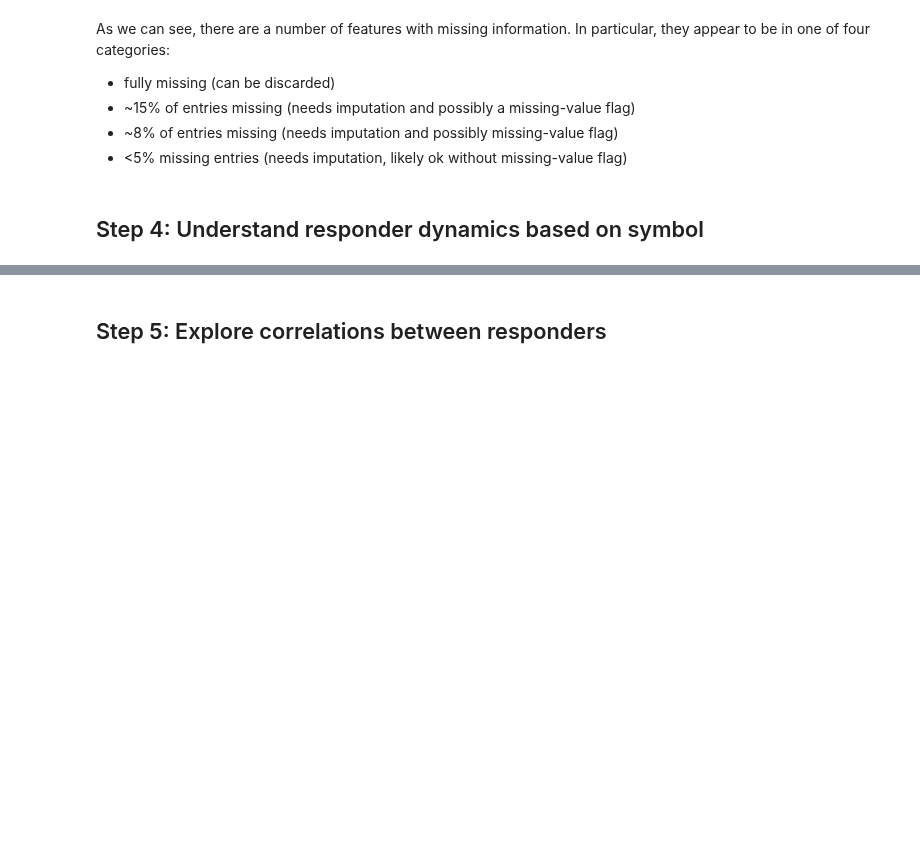
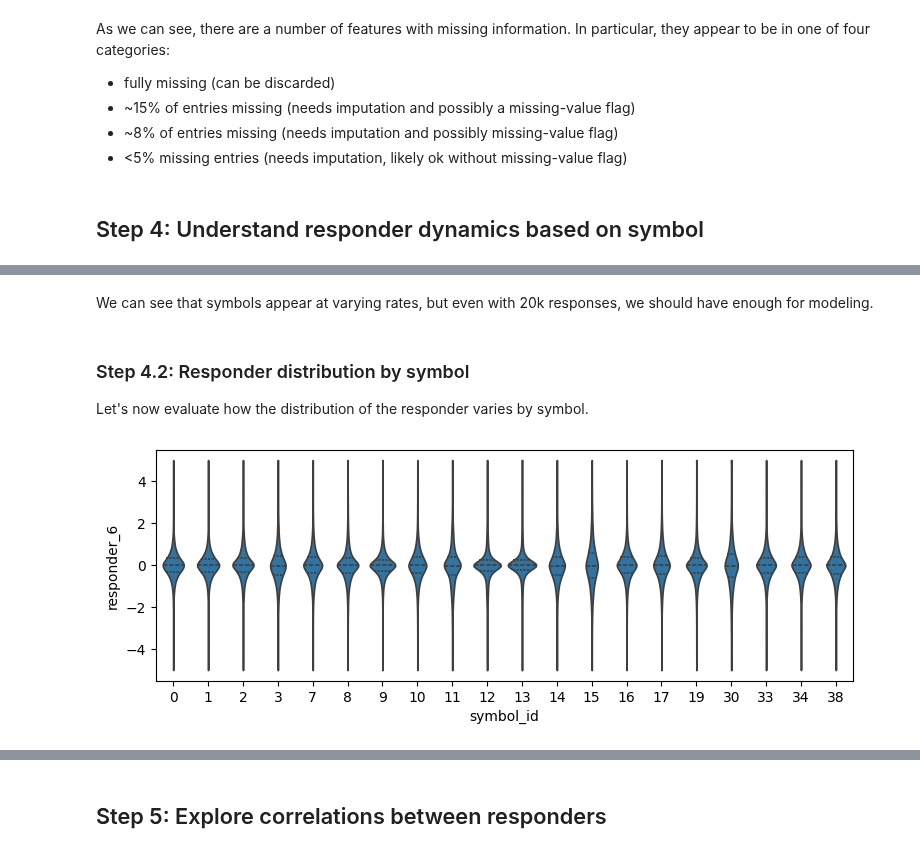
Before and after one commit to victorventuri/kaggle_play, a Jupyter notebook: jane_street_2025/understanding_data.ipynb, the cells around one changed output, grey strips where cells are left out. Drawn from its saved outputs; the diff is of its cells as text; code cells hidden in the pictures; blank space fills up the shorter version.

```diff
--- a/jane_street_2025/understanding_data.ipynb
+++ b/jane_street_2025/understanding_data.ipynb
@@ -163,0 +193,20 @@ As we can see, there are a number of features with missing information. In parti
+# %% [markdown]
+We can see that symbols appear at varying rates, but even with 20k responses, we should have enough for modeling.
+# %% [markdown]
+### Step 4.2: Responder distribution by symbol
+
+Let's now evaluate how the distribution of the responder varies by symbol.
+# %%
+import seaborn as sns
+
+axes = sns.violinplot(data=train_0, x='symbol_id', y='responder_6',
+                      inner='quart',
+                      # bw_adjust=0.5,
+                      # native_scale=True,
+                      cut=0)
+
+fig = axes.get_figure()
+fig.set_figheight(3)
+fig.set_figwidth(9)
+# %% [output]
+[figure, added]
```
Also changed, not shown: parts of 20 cells of this notebook.
